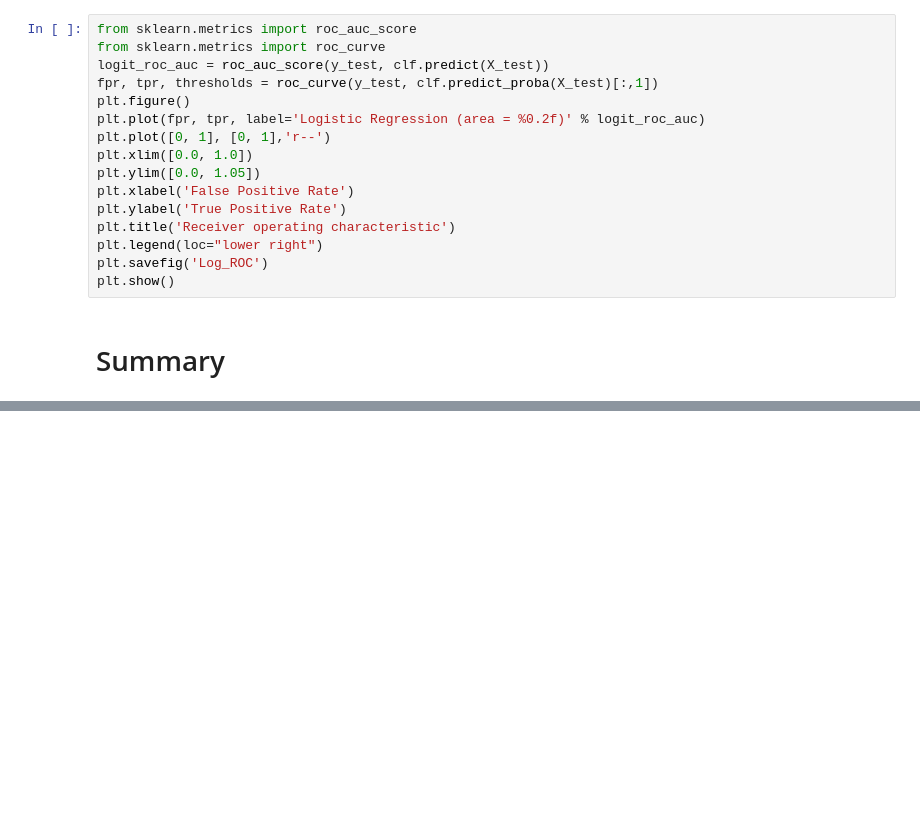
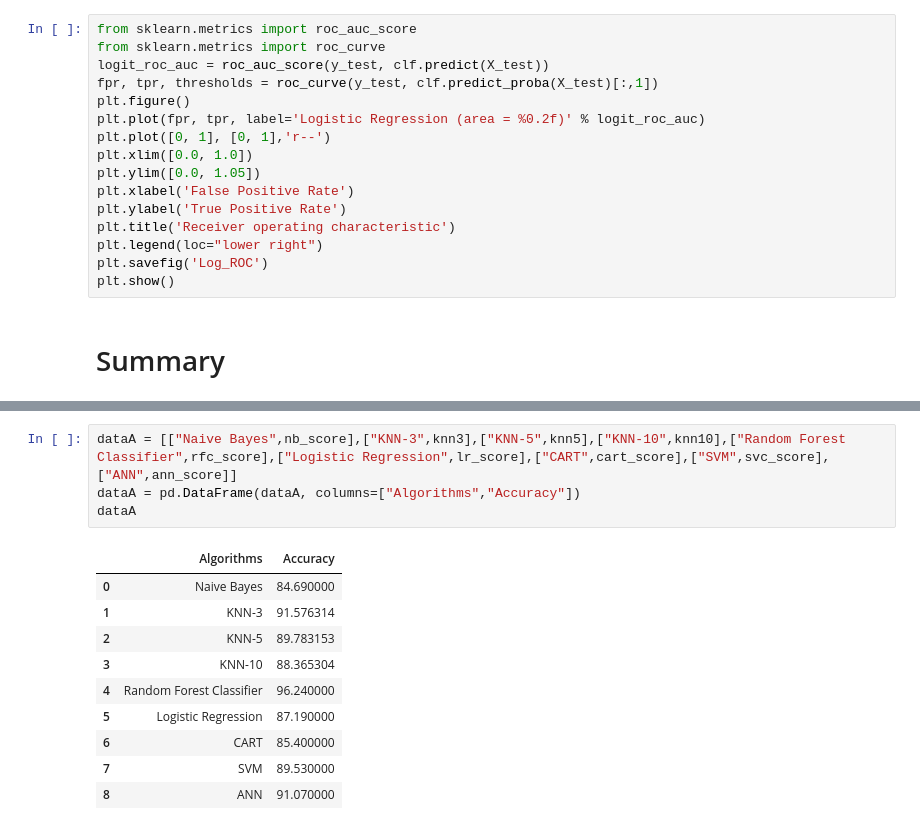
Before and after one commit to juzer25/Brain_Stroke_Prediction, a Jupyter notebook: kddm_project_Brain_Stroke_Prediction.ipynb, the cells around one changed output, grey strips where cells are left out. Drawn from its saved outputs; the diff is of its cells as text; blank space fills up the shorter version.

```diff
--- a/kddm_project_Brain_Stroke_Prediction.ipynb
+++ b/kddm_project_Brain_Stroke_Prediction.ipynb
@@ -949,0 +876,15 @@ plt.bar(["nb","knn3","knn5","knn10","rfc","lr","cart","svc"], height=acc, color=
+# %%
+dataA = [["Naive Bayes",nb_score],["KNN-3",knn3],["KNN-5",knn5],["KNN-10",knn10],["Random Forest Classifier",rfc_score],["Logistic Regression",lr_score],["CART",cart_score],["SVM",svc_score], ["ANN",ann_score]]
+dataA = pd.DataFrame(dataA, columns=["Algorithms","Accuracy"])
+dataA
+# %% [output]
+|  | Algorithms | Accuracy |
+| 0 | Naive Bayes | 84.690000 |
+| 1 | KNN-3 | 91.576314 |
+| 2 | KNN-5 | 89.783153 |
+| 3 | KNN-10 | 88.365304 |
+| 4 | Random Forest Classifier | 96.240000 |
+| 5 | Logistic Regression | 87.190000 |
+| 6 | CART | 85.400000 |
+| 7 | SVM | 89.530000 |
+| 8 | ANN | 91.070000 |
```
Also changed, not shown: parts of 71 cells of this notebook.
